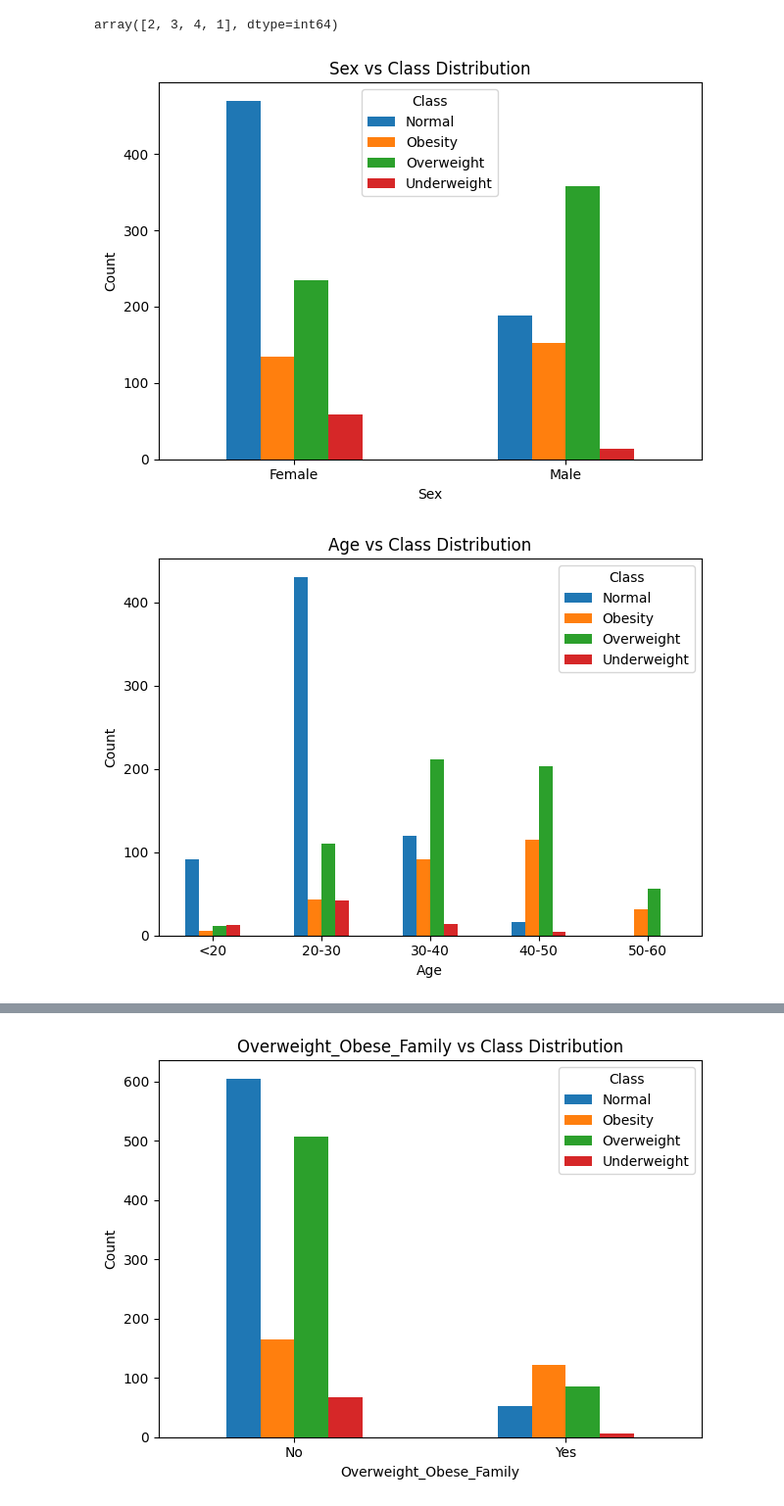
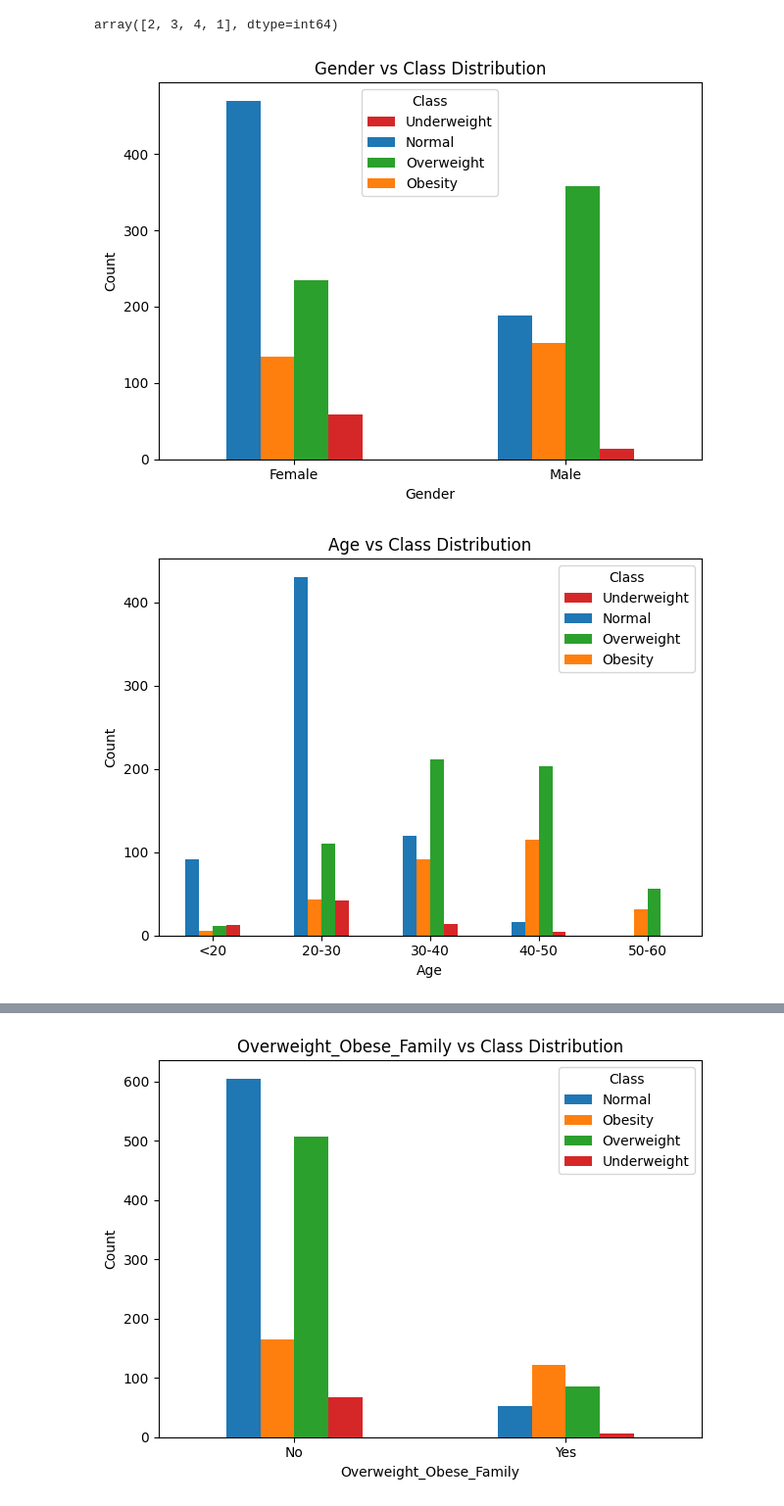
Before and after one commit to Shdhz/Obesity-Check, a Jupyter notebook: data_obes.ipynb, the cells around one changed output, grey strips where cells are left out. Shown at 98% size. Cells and saved outputs as stored; diff of their text form; code cells hidden in the pictures.

```diff
--- a/data_obes.ipynb
+++ b/data_obes.ipynb
@@ -88,30 +79,33 @@ array([2, 3, 4, 1], dtype=int64)
 # %%
 df_2 = df.copy()
 # %%
-df_2['Class'] = df_2['Class'].replace({1: 'Underwear', 2: 'Normal', 3: 'Overweight', 4: 'Obesity'})
+df_2['Class'] = df_2['Class'].replace({1: 'Underweight', 2: 'Normal', 3: 'Overweight', 4: 'Obesity'})
 # %%
-df_2['Sex'] = df_2['Sex'].replace({1: 'Male', 2: 'Female'})
+# Membuat tabel crosstab dan plot
 sex_class_counts = pd.crosstab(df_2['Sex'], df_2['Class'])
+sex_class_counts.plot(kind='bar', stacked=False, title='Gender vs Class Distribution')
 
-sex_class_counts.plot(kind='bar', stacked=False)
-
-plt.title('Sex vs Class Distribution')
-plt.xlabel('Sex')
+# Menambahkan label sumbu
+plt.xlabel('Gender')
 plt.ylabel('Count')
 plt.xticks(rotation=0)
-plt.legend(title='Class')
+
+# Menyusun legend dalam urutan tertentu
+handles, labels = plt.gca().get_legend_handles_labels()
+order = [labels.index(c) for c in ['Underweight', 'Normal', 'Overweight', 'Obesity']]
+plt.legend([handles[i] for i in order], [labels[i] for i in order], title='Class')
 
 plt.tight_layout()
 plt.show()
 # %% [output]
-[figure, old version]
+[figure, new version]
 # %%
 age_bins = [0, 20, 30, 40, 50, 60, 70, 80, 100]
 age_labels = ['<20', '20-30', '30-40', '40-50', '50-60', '60-70', '70-80', '80+']
 
 df_2['Age Group'] = pd.cut(df_2['Age'], bins=age_bins, labels=age_labels)
 # %%
-# df_2['Sex'] = df_2['Sex'].replace({1: 'Male', 2: 'Female'})
+# Age vs class distribution
 age_class_counts = pd.crosstab(df_2['Age Group'], df_2['Class'])
 
 
@@ -121,12 +115,16 @@ plt.title('Age vs Class Distribution')
 plt.xlabel('Age')
 plt.ylabel('Count')
 plt.xticks(rotation=0)
-plt.legend(title='Class')
+
+# Menyusun legend dalam urutan tertentu
+handles, labels = plt.gca().get_legend_handles_labels()
+order = [labels.index(c) for c in ['Underweight', 'Normal', 'Overweight', 'Obesity']]
+plt.legend([handles[i] for i in order], [labels[i] for i in order], title='Class')
 
 plt.tight_layout()
 plt.show()
 # %% [output]
-[figure, old version]
+[figure, new version]
 # %%
 # Height vs class distribution
 ht_bins = [0, 50, 100, 150, 200, 250, 300]
```
Also changed, not shown: parts of 13 cells of this notebook.
